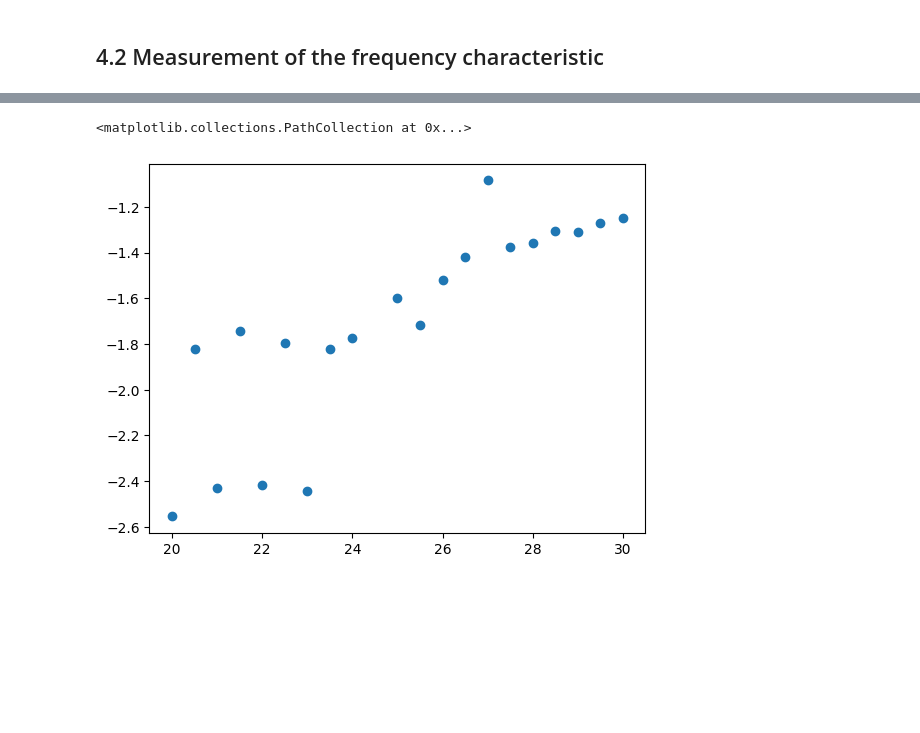
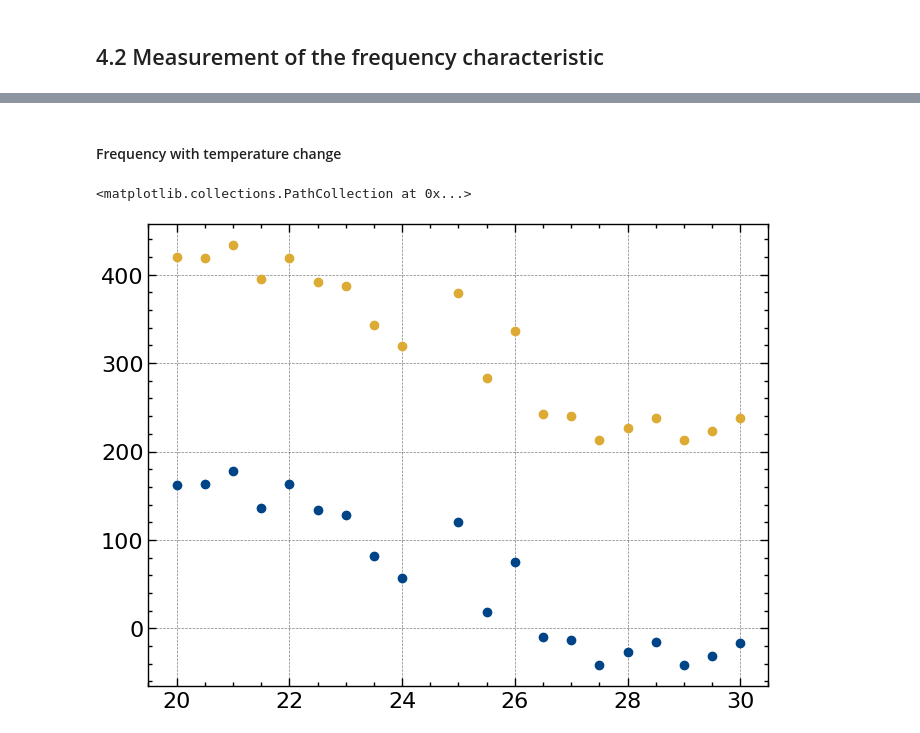
Before and after one commit to KemalOenen/advanced_labcourse, a Jupyter notebook: E110/data_analysis.ipynb, the cells around one changed output, grey strips where cells are left out. Drawn from its saved outputs; the diff is of its cells as text; code cells hidden in the pictures; blank space fills up the shorter version.

Commit message:
frequency characteristic almost finished

```diff
--- a/E110/data_analysis.ipynb
+++ b/E110/data_analysis.ipynb
@@ -160,17 +160,19 @@ import matplotlib.pyplot as plt
 import numpy as np
 import scipy as sp
 
+def convert_t_f(time_list, t_min, t_max, freq):
+    return [(entry+abs(t_min))*freq /(t_max-t_min) for entry in time_list]
+
+
 # find the two largest peaks with wide enough distance to be resonancy peaks
 def get_peaks(filepaths):
     peak_list = []
+
     for file in filepaths:
         # read data
         raw = pd.read_csv(file, skiprows=0, delimiter=",", header=[0])
-        # convert time array to GHz
-        # still needs to be done print(np.min(raw["[s]"]), np.max(raw["[s]"]))
-
         # find potential maxima
-        peaks = sp.signal.find_peaks(raw["CH2[V]"], distance=1500)[0]
+        peaks = sp.signal.find_peaks(raw["CH2[V]"], distance=2000)[0]
         # remove smallest until only 2 largest remaining
         while len(peaks) > 2:
             peakheights = [raw["CH2[V]"][p] for p in peaks]
@@ -178,8 +180,20 @@ def get_peaks(filepaths):
             peaks = np.delete(peaks, smallest, axis=0)
         #extract values
         peak_data = [[raw["[s]"][p] for p in peaks], [raw["CH2[V]"][p] for p in peaks]]
+
+        # correct hopping due to periodicity
+        if len(peak_list)>1:
+            previous_peak = peak_list[-1]
+            if  peak_data[0][0] - previous_peak[0][0] >= 0.005:
+                peak_data_1 = peak_data[0][0]
+                peak_data_0 = peak_data[0][0] - abs(peak_data[0][0]-peak_data[0][1])
+                peak_data[0] = [peak_data_0, peak_data_1]
+
         # append to list
         peak_list.append(peak_data)
+
+    # convert time to frequency
+    peak_list = [[convert_t_f(entry[0], np.min(raw["[s]"]), np.max(raw["[s]"]), 630), entry[1]] for entry in peak_list]
 
     return(peak_list)
 
@@ -188,9 +216,9 @@ files = os.listdir("raw_csv_files")
 # %%
 ## analysis for current
-current_change_files = [str("raw_csv_files/"+item) for item in files if item.endswith('20.CSV') and not item.startswith('I30')]
+current_change_files = [str("raw_csv_files/"+item) for item in files if item.endswith('20.CSV') and not item.startswith(r'I30\d')]
 
 current_peaks = get_peaks(current_change_files)
-current_peakdiff = [peak[0][0] - peak[1][0] for peak in current_peaks]
+current_peakdiff = [peak[0][0] for peak in current_peaks]
 
 # extract current values from file name
 current_values = []
@@ -206,5 +234,8 @@ for filepath in current_change_files:
     current_values.append(float(digits))
 
 plt.scatter(current_values, current_peakdiff)
+
+current_peakdiff = [peak[0][1] for peak in current_peaks]
+plt.scatter(current_values, current_peakdiff)
 # %% [output]
 <matplotlib.collections.PathCollection at 0x...>
@@ -211,0 +309,2 @@ plt.scatter(current_values, current_peakdiff)
+# %% [markdown]
+#### Frequency with temperature change
@@ -212,24 +320,29 @@ plt.scatter(current_values, current_peakdiff)
 # %%
 ## analysis for temperature
-temperature_change_files = [str("raw_csv_files/"+item) for item in files if item.startswith('I30')]
+# get right order of .csv files
+file_endings = ["_20","205","_21","215","_22","225","_23","235","_24","_25","255","_26","265","_27","275","_28","285","_29","295","_30"]
+temperature_change_files = [str("raw_csv_files/I30"+ending+".CSV") for ending in file_endings]
 
 temperature_peaks = get_peaks(temperature_change_files)
-temperature_peakdiff = [peak[0][0] - peak[1][0] for peak in temperature_peaks]
+temperature_peakdiff = [peak[0][0] for peak in temperature_peaks]
 
 # extract temperature values from file name
 temperature_values = []
 pattern = r'I30_?(\d+(\.\d+)?)\.CSV'
 for filepath in temperature_change_files:
     match = re.search(pattern, filepath)
 
     digits = match.group(1)
 
     if '30_' not in filepath:
         digits = str(digits[:-1] + '.' + digits[-1])
 
     temperature_values.append(float(digits))
 
 plt.scatter(temperature_values, temperature_peakdiff)
+
+temperature_peakdiff = [peak[0][1] for peak in temperature_peaks]
+plt.scatter(temperature_values, temperature_peakdiff)
 # %% [output]
 <matplotlib.collections.PathCollection at 0x...>
-[figure, old version]
+[figure, new version]
```
Also changed, not shown: parts of 9 cells of this notebook.
